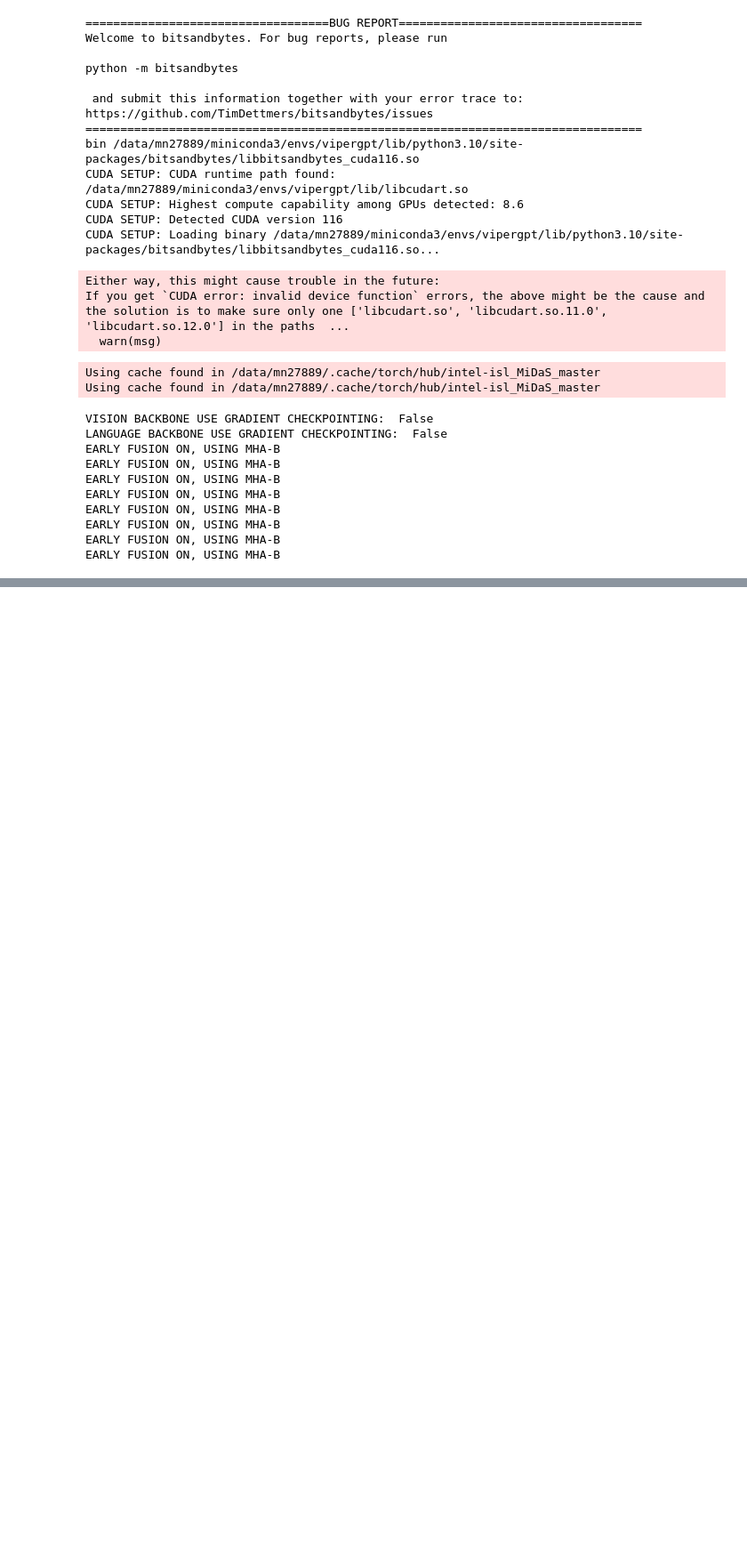
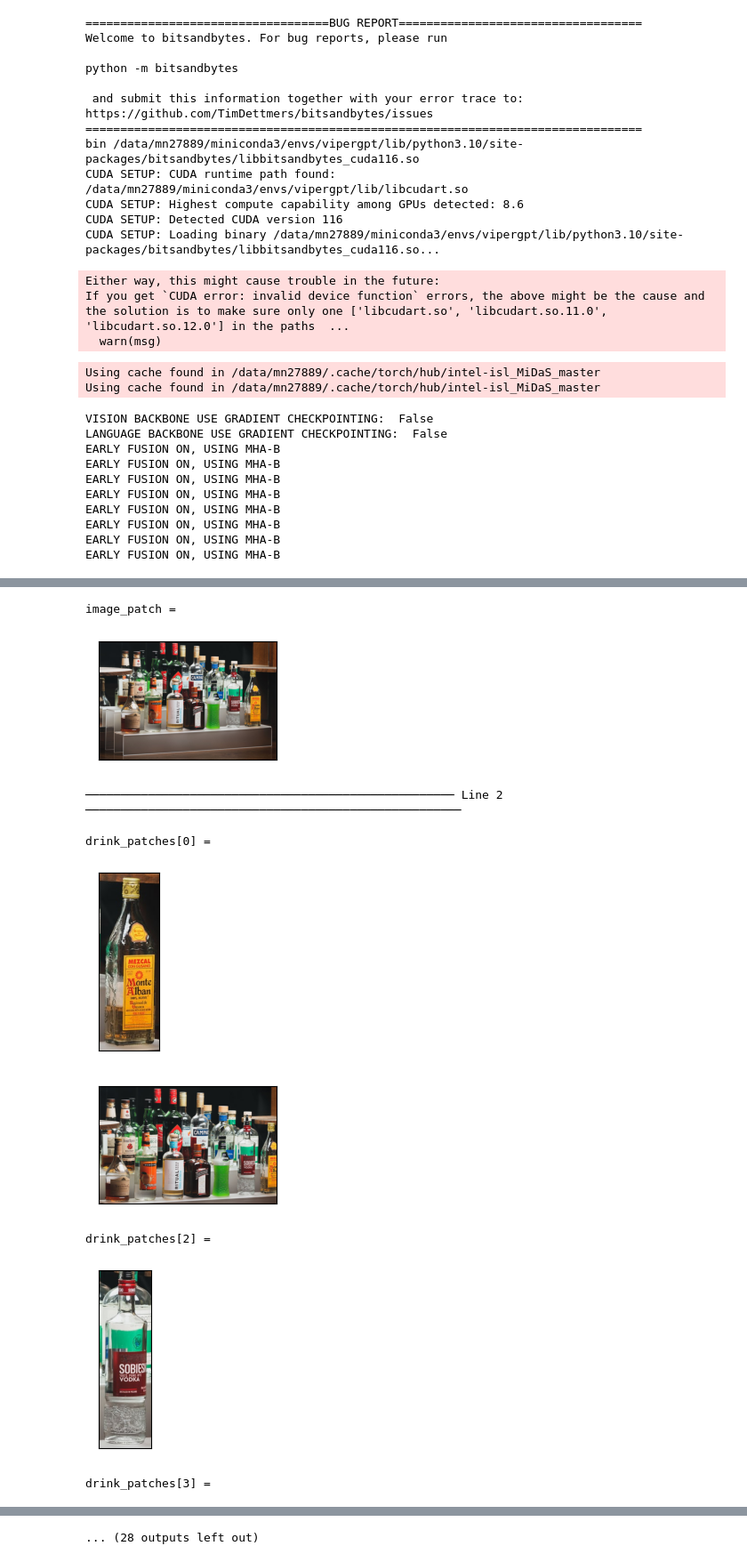
Before and after one commit to embedded-robotics/vipergpt, a Jupyter notebook: main_simple.ipynb, the cells around one changed output, grey strips where cells are left out. Shown at 89% size. Cells and saved outputs as stored; diff of their text form; code cells hidden in the pictures; blank space fills up the shorter version.

```diff
--- a/main_simple.ipynb
+++ b/main_simple.ipynb
@@ -74,0 +93,3 @@ muffin_patches[3] =
+# %%
+execute_code(code, im, show_intermediate_steps=True)
+# %% [output]
@@ -74,0 +97,9 @@ muffin_patches[3] =
+image_patch =
+[figure, added]
+───────────────────────────────────────────────────── Line 2 ──────────────────────────────────────────────────────
+drink_patches[0] =
+[figure, added]
+[figure, added]
+drink_patches[2] =
+[figure, added]
+drink_patches[3] =
@@ -74,0 +108 @@ muffin_patches[3] =
+... (28 outputs left out)
```
Also changed, not shown: parts of 6 cells of this notebook, 5 other files.
